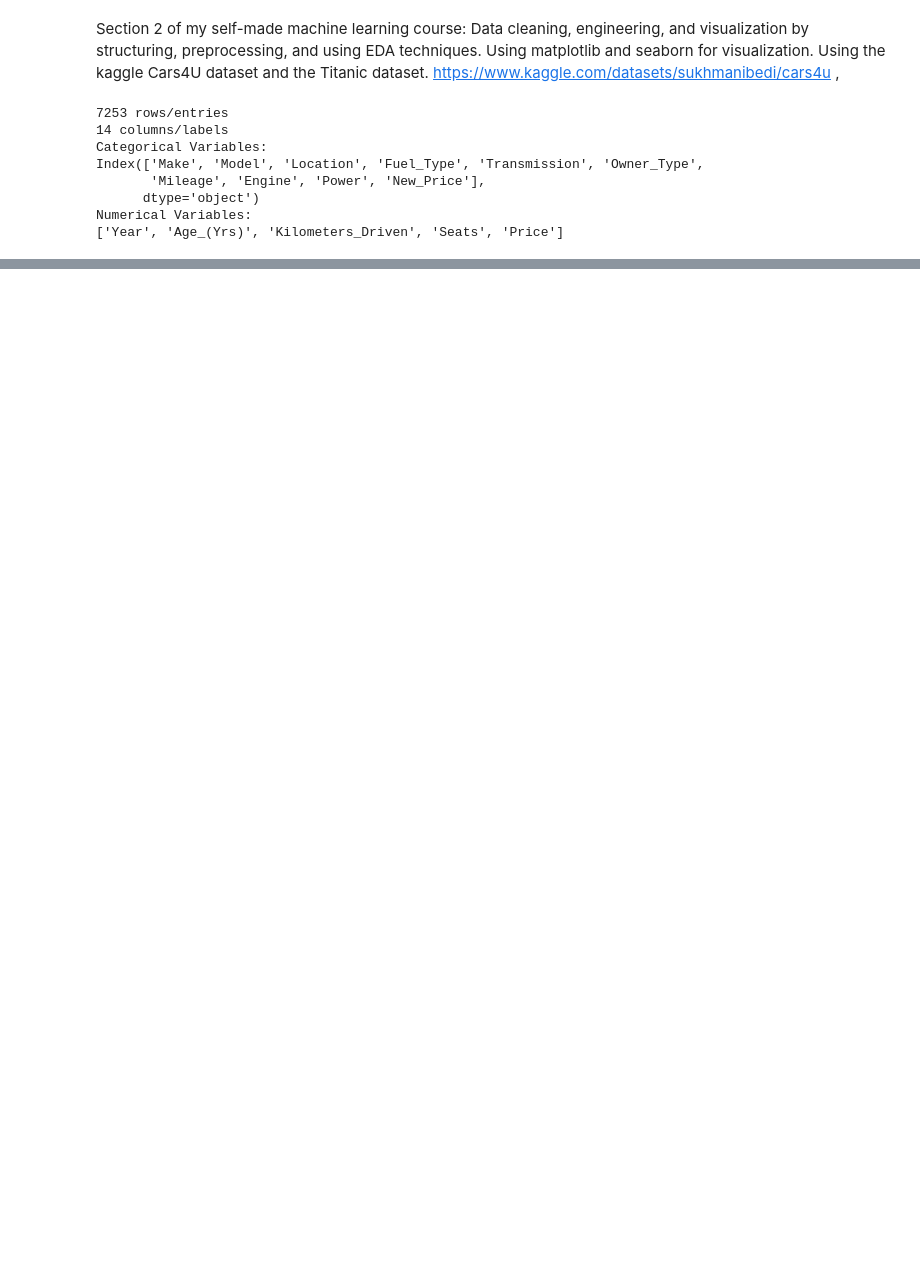
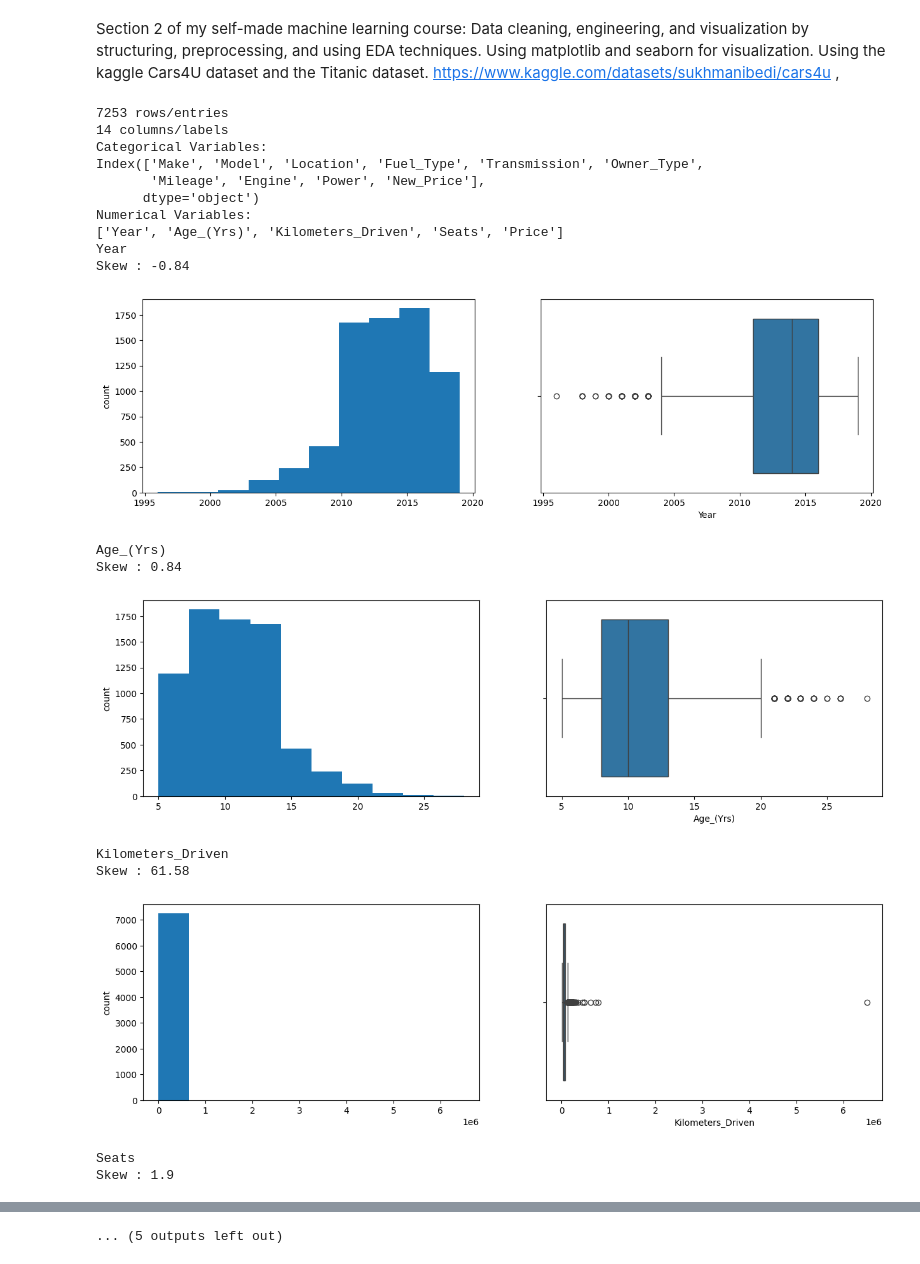
Before and after one commit to tmid1/Data-Preparation-Basics, a Jupyter notebook: preparingData.ipynb, the cells around one changed output, grey strips where cells are left out. Cells and saved outputs as stored; diff of their text form; code cells hidden in the pictures; blank space fills up the shorter version.

```diff
--- a/preparingData.ipynb
+++ b/preparingData.ipynb
@@ -10,6 +10,7 @@ from datetime import date
 #reading using pd dataframe
 data = pd.read_csv("used_cars_data.csv")
 
+#EXPLORE DATA
 #get the shape of the data (rows by cols)
 rows, cols = data.shape
 print(rows, "rows/entries")
@@ -31,6 +32,7 @@ data.nunique()
 data.isnull().sum()
 (data.isnull().sum()/(len(data)))*100 #Here we see that there is a lot of data missing about prices making this a potential dependent variable to try and predict
 
+#FEATURE ENGINEER
 #Lets drop serial number, not influential on the price
 data = data.drop(["S.No."], axis=1)
 
@@ -48,36 +50,107 @@ data = data.drop(["Name"], axis=1)
 # print(data.Make.unique())
 # print(data.Make.nunique())
 
-
+#CLEAN DATA
 #fix mini cooper, land rover, and isuzu brands
 data["Make"].replace({"ISUZU": "Isuzu", "Mini": "Mini Cooper","Land":"Land Rover"}, inplace=True)
 
-#now model
-# now that we added rover and cooper to make, should remove from model:
+#now model, now that we added rover and cooper to make, should remove from model:
 data["Model"] = data["Model"].str.replace("Cooper", "")
 data["Model"] = data["Model"].str.replace("Rover", "")
 
 #EDA
 
 #get general stats about the dataset
 data.describe()
 data.describe(include='all').T
 
 #seperate numerical and categorical cols
 categorical=data.select_dtypes(include=['object']).columns
 numerical = data.select_dtypes(include=np.number).columns.tolist()
 print("Categorical Variables:")
 print(categorical)
 print("Numerical Variables:")
 print(numerical)
 
 # data.head()
+
+#UNIVARIATE ANALYSIS
+#plot a histogram and box chart of each continous numerical variable
+for col in numerical:
+    print(col)
+    print('Skew :', round(data[col].skew(), 2))
+    plt.figure(figsize = (15, 4))
+    plt.subplot(1, 2, 1)
+    data[col].hist(grid=False)
+    plt.ylabel('count')
+    plt.subplot(1, 2, 2)
+    sns.boxplot(x=data[col])
+    plt.show()
+
+#plot box charts for all categorical variables
+fig, axes = plt.subplots(3, 2, figsize = (18, 18))
+fig.suptitle('Bar plot for all categorical variables in the dataset')
+sns.countplot(ax = axes[0, 0], x = 'Fuel_Type', data = data, color = 'blue',
+              order = data['Fuel_Type'].value_counts().index);
+sns.countplot(ax = axes[0, 1], x = 'Transmission', data = data, color = 'blue',
+              order = data['Transmission'].value_counts().index);
+sns.countplot(ax = axes[1, 0], x = 'Owner_Type', data = data, color = 'blue',
+              order = data['Owner_Type'].value_counts().index);
+sns.countplot(ax = axes[1, 1], x = 'Location', data = data, color = 'blue',
+              order = data['Location'].value_counts().index);
+sns.countplot(ax = axes[2, 0], x = 'Make', data = data, color = 'blue',
+              order = data['Make'].head(20).value_counts().index);
+sns.countplot(ax = axes[2, 1], x = 'Model', data = data, color = 'blue',
+              order = data['Model'].head(20).value_counts().index);
+axes[1][1].tick_params(labelrotation=45);
+axes[2][0].tick_params(labelrotation=90);
+axes[2][1].tick_params(labelrotation=90);
+
+# Function for log transformation of the column
+def log_transform(data,col):
+    for colname in col:
+        if (data[colname] == 1.0).all():
+            data[colname + '_log'] = np.log(data[colname]+1)
+        else:
+            data[colname + '_log'] = np.log(data[colname])
+    data.info()
+
+#log transform km drivin and price because they are very skewed and very high in value
+log_transform(data,['Kilometers_Driven','Price'])
+#Log transformation of the feature 'Kilometers_Driven'
+sns.displot(data=data, x="Kilometers_Driven_log", kde=True)
+sns.displot(data=data, x="Price", kde=True)
+
+#Bivariate Analysis
+#numerical vs numerical
+plt.figure(figsize=(13,17))
+sns.pairplot(data=data.drop(['Kilometers_Driven','Price'],axis=1))
+plt.show()
+
+#Multivariate analysis
+#numeric as df
+numeric_data = data.drop(['Kilometers_Driven','Price'], axis=1).select_dtypes(include=[float, int])
+
+plt.figure(figsize=(12, 7))
+sns.heatmap(numeric_data.corr(), annot=True, vmin=-1, vmax=1)
+plt.show()
 # %% [output]
 7253 rows/entries
 14 columns/labels
 Categorical Variables:
 Index(['Make', 'Model', 'Location', 'Fuel_Type', 'Transmission', 'Owner_Type',
        'Mileage', 'Engine', 'Power', 'New_Price'],
       dtype='object')
 Numerical Variables:
 ['Year', 'Age_(Yrs)', 'Kilometers_Driven', 'Seats', 'Price']
+Year
+Skew : -0.84
+[figure, added]
+Age_(Yrs)
+Skew : 0.84
+[figure, added]
+Kilometers_Driven
+Skew : 61.58
+[figure, added]
+Seats
+Skew : 1.9
@@ -83,0 +179 @@ Numerical Variables:
+... (5 outputs left out)
```
Also changed, not shown: parts of 1 cell of this notebook.
